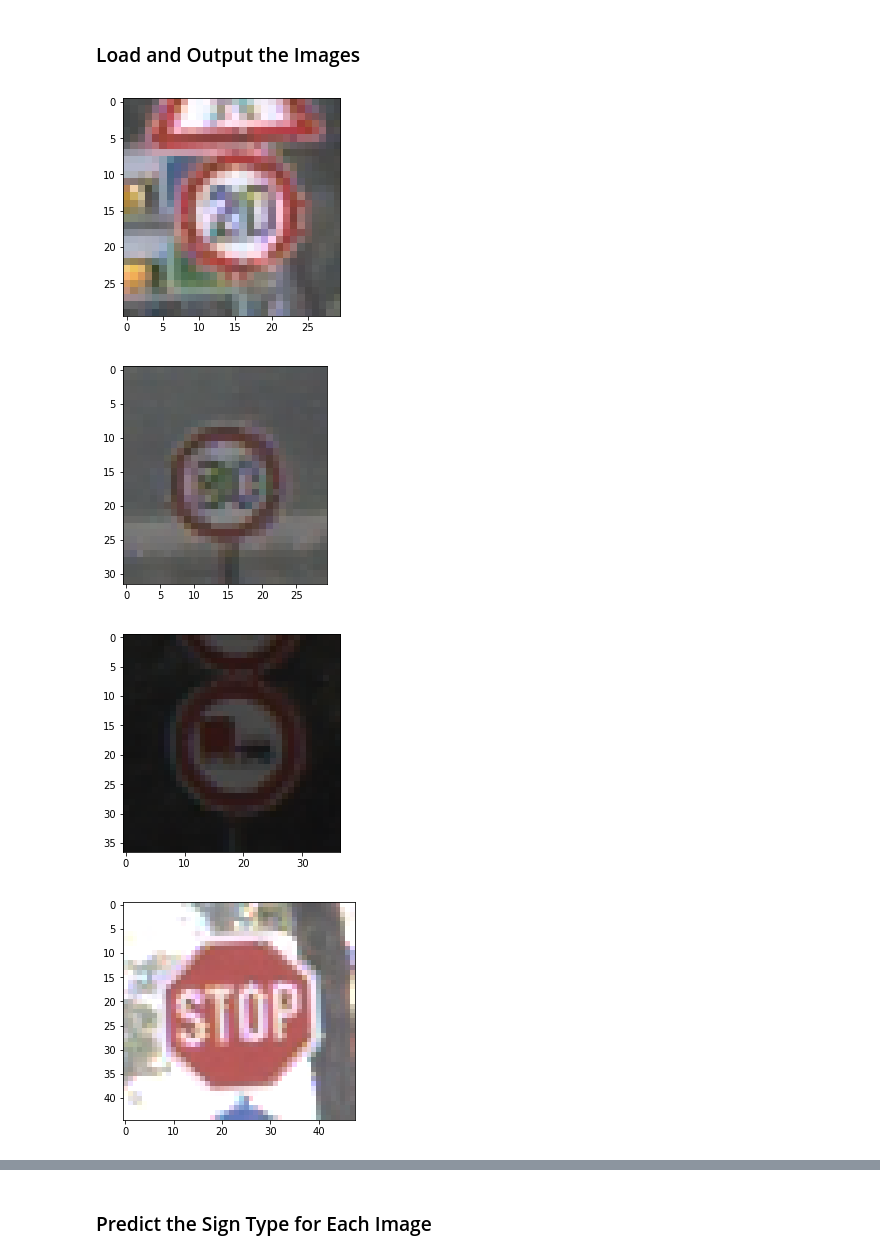
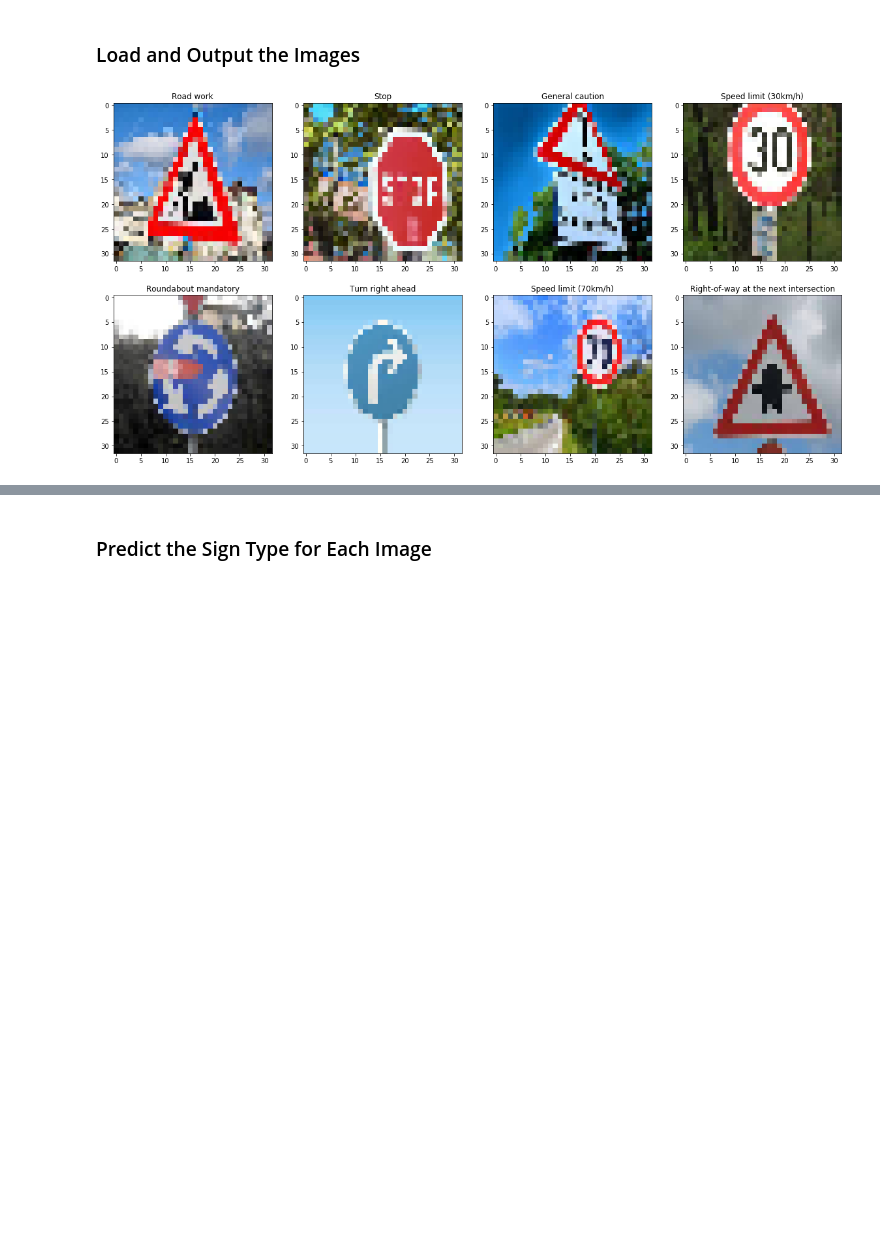
Before and after one commit to TakashiNakagawa/CarND-Traffic-Sign-Classifier-Project, a Jupyter notebook: Traffic_Sign_Classifier.ipynb, the cells around one changed output, grey strips where cells are left out. Saved outputs shown, nothing was run; the diff lists cells and outputs as text; code cells hidden in the pictures; blank space fills up the shorter version.

```diff
--- a/Traffic_Sign_Classifier.ipynb
+++ b/Traffic_Sign_Classifier.ipynb
@@ -397,3 +346,9 @@ To give yourself more insight into how your model is working, download at least
 You may find `signnames.csv` useful as it contains mappings from the class id (integer) to the actual sign name.
 # %% [markdown]
 ### Load and Output the Images
+# %%
+import pandas as pd
+df = pd.read_csv("signnames.csv")
+
+def get_class_name(class_index):
+    return df[df.columns[1]][class_index]
@@ -400,33 +359,28 @@ You may find `signnames.csv` useful as it contains mappings from the class id (i
 # %%
 ### Load the images and plot them here.
 ### Feel free to use as many code cells as needed.
 
 import matplotlib.pyplot as plt
 import numpy as np
 import PIL
+import cv2
 
 # Visualizations will be shown in the notebook.
 %matplotlib inline
 
-correct_class = [0, 5, 10, 14, 20]
+import glob
+files = glob.glob("test_images/*")
 
-other_images_paths = [
-    "../GTSRB/Final_Training/Images/{0:05d}/00000_00001.ppm".format(correct_class[0]),
-    "../GTSRB/Final_Training/Images/{0:05d}/00000_00001.ppm".format(correct_class[1]),
-    "../GTSRB/Final_Training/Images/{0:05d}/00000_00000.ppm".format(correct_class[2]),
-    "../GTSRB/Final_Training/Images/{0:05d}/00000_00000.ppm".format(correct_class[3]),
-    "../GTSRB/Final_Training/Images/{0:05d}/00003_00007.ppm".format(correct_class[4])]
+correct_classes = [25, 14, 18, 1, 40, 33, 4, 11]
+other_images = [cv2.cvtColor(cv2.imread(x), cv2.COLOR_BGR2RGB) for x in files]
 
-
-other_images = [np.asarray(PIL.Image.open(x)) for x in other_images_paths]
-
-
-for img in other_images:
-    plt.figure()
+fig = plt.figure(figsize=(20,20))
+for index, (img, c) in enumerate(zip(other_images, correct_classes)):
+    plt.subplot(2,4,index+ 1)
+    plt.title(get_class_name(c))
+    img = resize_image(img)
     plt.imshow(img)
+    plt.subplots_adjust(top=0.5)
 plt.show()
 # %% [output]
-[figure, old version]
+[figure, new version]
-[figure, removed]
-[figure, removed]
-[figure, removed]
```
Also changed, not shown: parts of 10 cells of this notebook, 8 other files.
